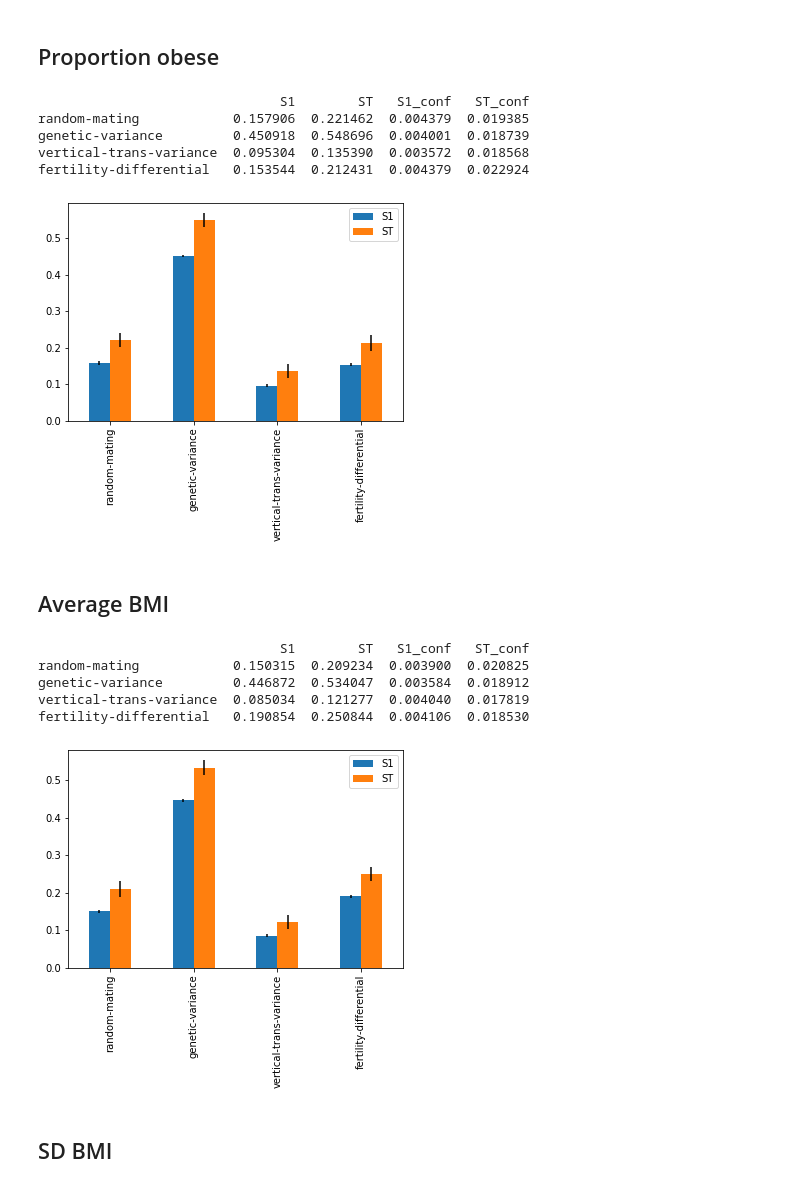
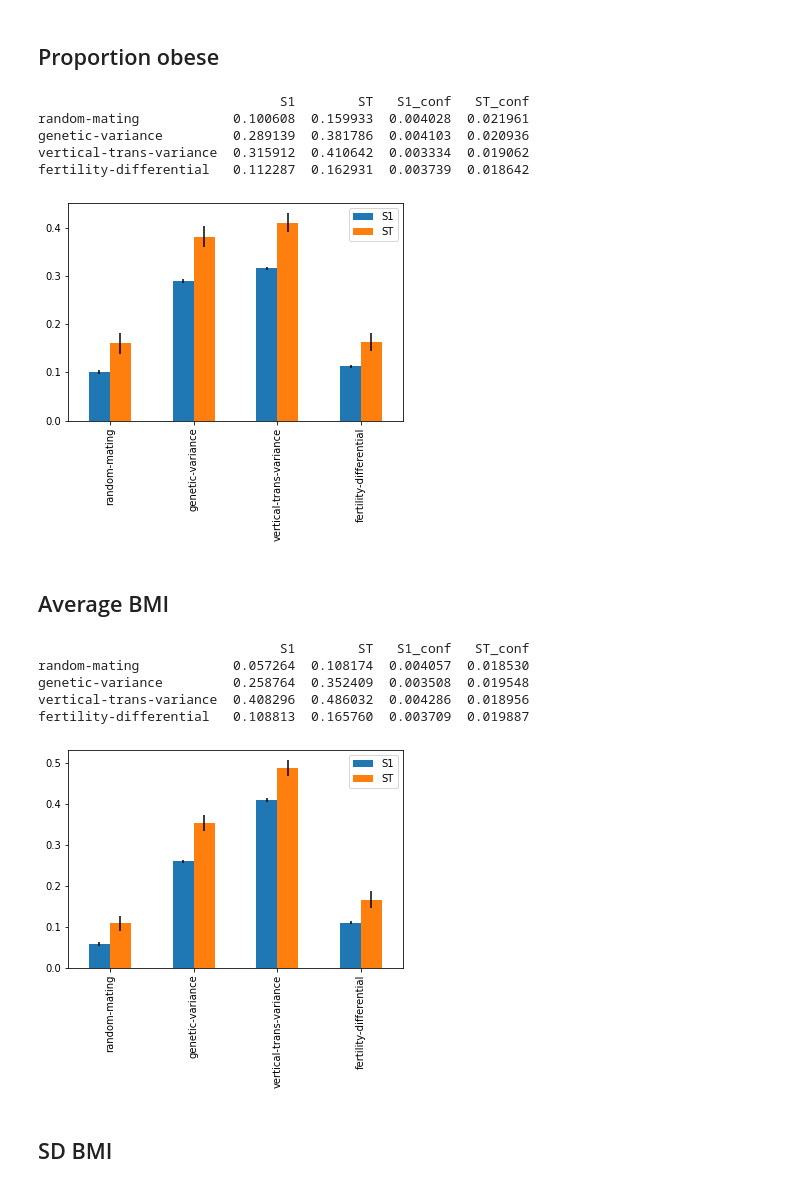
Before and after one commit to sdaza/obesity-dem-heritability, a Jupyter notebook: notebooks/sensitivity-efast-snp-vertical-trans.ipynb, the cells around one changed output. Drawn from its saved outputs; the diff is of its cells as text; code cells hidden in the pictures.

Commit message:
new plots

```diff
--- a/notebooks/sensitivity-efast-snp-vertical-trans.ipynb
+++ b/notebooks/sensitivity-efast-snp-vertical-trans.ipynb
@@ -14,19 +14,19 @@ problem = {
     'num_vars': 4,
     'names': ['random-mating', 'genetic-variance', 'vertical-trans-variance', 'fertility-differential'],
     'bounds': [[0, 1.0],
-               [0, 0.50],
-               [0, 0.50],
+               [0, 0.20],
+               [0, 0.20],
                [0, 0.30]]
 }
 # %%
-sample_parameters = False
+sample_parameters = True
 if (sample_parameters):
     param_values = fast_sampler.sample(problem, 2000)
     t = pd.DataFrame(param_values)
     t.columns = ['random-mating', 'genetic-variance', 'vertical-trans-variance', 'fertility-differential']
-    t.to_csv(model_path + "data/param-snp-vt-efast.csv", index=False)
+    t.to_csv(model_path + "data/param-snp-vt-efast-test.csv", index=False)
 else:
-    t = pd.read_csv(model_path + "data/param-snp-vt-efast.csv")
+    t = pd.read_csv(model_path + "data/param-snp-vt-efast-test.csv")
 t.shape
 # %% [output]
 (8000, 4)
@@ -42,12 +42,12 @@ t.head()
 # %%
 # read data
-df = pd.read_csv(output_path + "results-snp-vt-efast.csv", sep = ";")
+df = pd.read_csv(output_path + "results-snp-vt-efast-test.csv", sep = ";")
 cols = df.bmi_category_prop.str.replace(r'\[|\]', '').str.split(",", n=4, expand=True)
 colnames = ['g'+str(i+1) for i in range(4)]
 cols.columns = colnames
 cols = cols[colnames].apply(pd.to_numeric)
 df = pd.concat([df, cols], axis=1, ignore_index=False)
-params = pd.read_csv(output_path + "param-snp-vt-efast.csv", sep = ";")
+params = pd.read_csv(output_path + "param-snp-vt-efast-test.csv", sep = ";")
 df = df.merge(params, on = ["iteration", "replicate"])
 df = df.sort_values(by=['iteration'])
 df = df.loc[df["iteration"] <= len(t),:]
@@ -60,7 +60,7 @@ X = df.loc[:,vars]
 # %%
 ef = Sensitivity(problem, df['g4'], X)
 ef.score('efast')
-ef.plot(save=True, filepath= plots_path + 'snp-vt-efast-prop-obese.pdf',
+ef.plot(save=True, filepath= plots_path + 'snp-vt-efast-prop-obese-test.pdf',
     move=True, moving_path= '../manuscript/plots/')
 ef.plot3D(labels={'outcome':'obese', 'y':'random mating', 'x':'vertical transmission', 'z':'genes'})
 
@@ -70,29 +70,29 @@ sav = {
 }
 # %% [output]
                                S1        ST   S1_conf   ST_conf
-random-mating            0.157906  0.221462  0.004379  0.019385
-genetic-variance         0.450918  0.548696  0.004001  0.018739
-vertical-trans-variance  0.095304  0.135390  0.003572  0.018568
-fertility-differential   0.153544  0.212431  0.004379  0.022924
+random-mating            0.100608  0.159933  0.004028  0.021961
+genetic-variance         0.289139  0.381786  0.004103  0.020936
+vertical-trans-variance  0.315912  0.410642  0.003334  0.019062
+fertility-differential   0.112287  0.162931  0.003739  0.018642
-[figure, old version]
+[figure, new version]
 # %% [markdown]
 ## Average BMI
 # %%
 ef = Sensitivity(problem, df['average_bmi'], X)
 ef.score('efast')
-ef.plot(save=True, filepath= plots_path + 'snp-vt-efast-average-bmi.pdf',
+ef.plot(save=True, filepath= plots_path + 'snp-vt-efast-average-bmi-test.pdf',
     move=True, moving_path= '../manuscript/plots/')
 ef.plot3D(labels={'outcome':'average bmi', 'y':'random mating', 'x':'vertical transmission', 'z':'genes'})
 
 sav['ef_average_s1'] = ef.tabval('S1')
 sav['ef_average_st'] = ef.tabval('ST')
 # %% [output]
                                S1        ST   S1_conf   ST_conf
-random-mating            0.150315  0.209234  0.003900  0.020825
-genetic-variance         0.446872  0.534047  0.003584  0.018912
-vertical-trans-variance  0.085034  0.121277  0.004040  0.017819
-fertility-differential   0.190854  0.250844  0.004106  0.018530
+random-mating            0.057264  0.108174  0.004057  0.018530
+genetic-variance         0.258764  0.352409  0.003508  0.019548
+vertical-trans-variance  0.408296  0.486032  0.004286  0.018956
+fertility-differential   0.108813  0.165760  0.003709  0.019887
-[figure, old version]
+[figure, new version]
 # %% [markdown]
 ## SD BMI
 # %%
```
Also changed, not shown: parts of 2 cells of this notebook, 14 other files.
